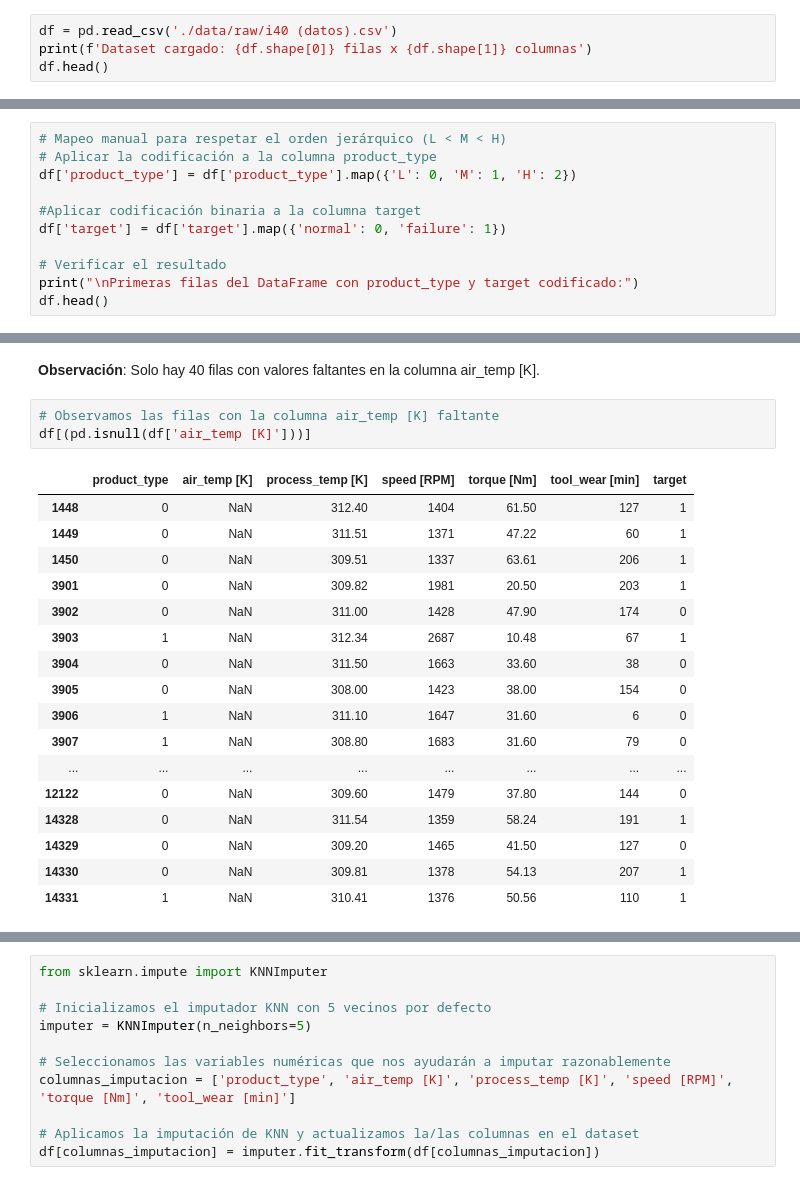
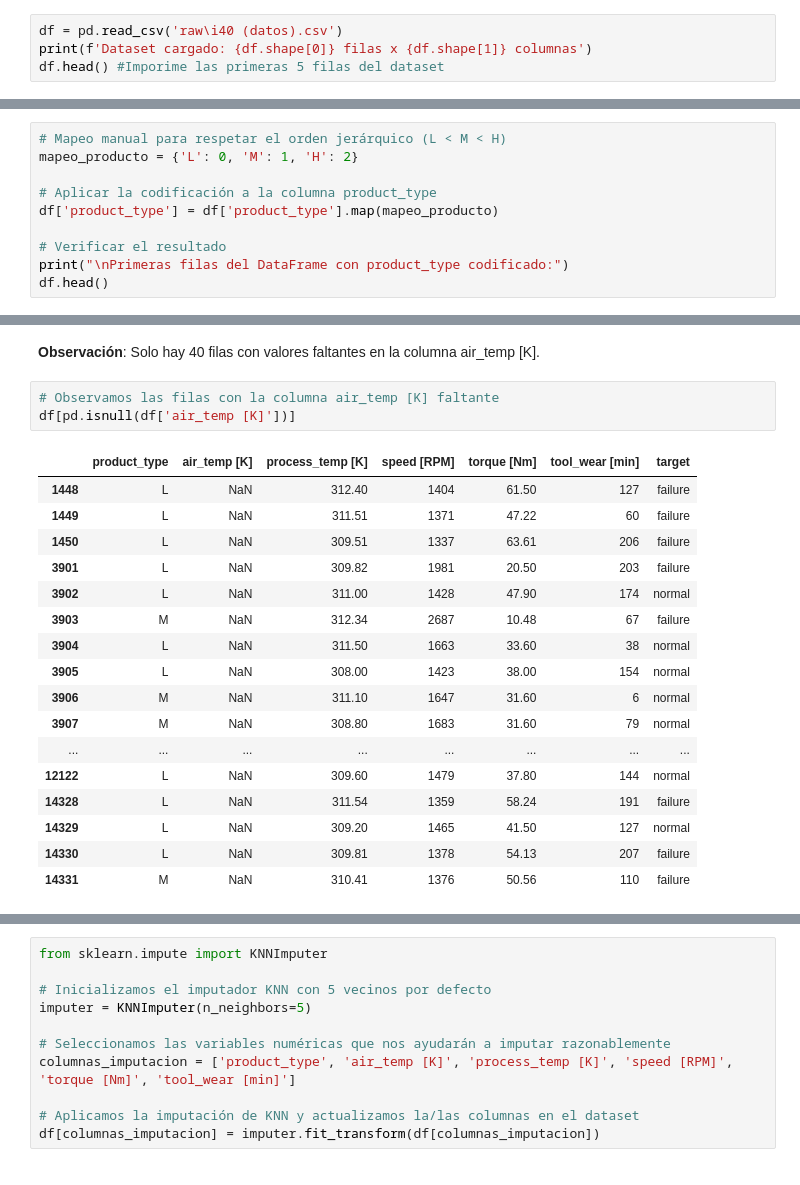
Before and after one commit to gonzag8/TP-Ciencia-de-Datos, a Jupyter notebook: Core/tp_cdd.ipynb, the cells around one changed output, grey strips where cells are left out. Drawn from its saved outputs; the diff is of its cells as text.

```diff
--- a/Core/tp_cdd.ipynb
+++ b/Core/tp_cdd.ipynb
@@ -16,7 +16,7 @@ import seaborn as sns
 # %% [markdown]
 ### Carga del conjunto de datos
 # %%
-df = pd.read_csv('./data/raw/i40 (datos).csv')
+df = pd.read_csv('raw\i40 (datos).csv')
 print(f'Dataset cargado: {df.shape[0]} filas x {df.shape[1]} columnas')
-df.head()
+df.head() #Imporime las primeras 5 filas del dataset
 # %% [output]
@@ -380,13 +390,12 @@ df = df.drop(columns=['idx', 'parent_device_id'])
 ### Codificación de Columnas Categóricas
 # %%
 # Mapeo manual para respetar el orden jerárquico (L < M < H)
+mapeo_producto = {'L': 0, 'M': 1, 'H': 2}
+
 # Aplicar la codificación a la columna product_type
-df['product_type'] = df['product_type'].map({'L': 0, 'M': 1, 'H': 2})
-
-#Aplicar codificación binaria a la columna target
-df['target'] = df['target'].map({'normal': 0, 'failure': 1})
+df['product_type'] = df['product_type'].map(mapeo_producto)
 
 # Verificar el resultado
-print("\nPrimeras filas del DataFrame con product_type y target codificado:")
+print("\nPrimeras filas del DataFrame con product_type codificado:")
 df.head()
 # %% [output]
@@ -415,25 +424,25 @@ dtype: int64
 **Observación**: Solo hay 40 filas con valores faltantes en la columna air_temp [K].
 # %%
 # Observamos las filas con la columna air_temp [K] faltante
-df[(pd.isnull(df['air_temp [K]']))]
+df[pd.isnull(df['air_temp [K]'])]
 # %% [output]
 |  | product_type | air_temp [K] | process_temp [K] | speed [RPM] | torque [Nm] | tool_wear [min] | target |
-| 1448 | 0 | NaN | 312.40 | 1404 | 61.50 | 127 | 1 |
-| 1449 | 0 | NaN | 311.51 | 1371 | 47.22 | 60 | 1 |
-| 1450 | 0 | NaN | 309.51 | 1337 | 63.61 | 206 | 1 |
-| 3901 | 0 | NaN | 309.82 | 1981 | 20.50 | 203 | 1 |
-| 3902 | 0 | NaN | 311.00 | 1428 | 47.90 | 174 | 0 |
-| 3903 | 1 | NaN | 312.34 | 2687 | 10.48 | 67 | 1 |
-| 3904 | 0 | NaN | 311.50 | 1663 | 33.60 | 38 | 0 |
-| 3905 | 0 | NaN | 308.00 | 1423 | 38.00 | 154 | 0 |
-| 3906 | 1 | NaN | 311.10 | 1647 | 31.60 | 6 | 0 |
-| 3907 | 1 | NaN | 308.80 | 1683 | 31.60 | 79 | 0 |
+| 1448 | L | NaN | 312.40 | 1404 | 61.50 | 127 | failure |
+| 1449 | L | NaN | 311.51 | 1371 | 47.22 | 60 | failure |
+| 1450 | L | NaN | 309.51 | 1337 | 63.61 | 206 | failure |
+| 3901 | L | NaN | 309.82 | 1981 | 20.50 | 203 | failure |
+| 3902 | L | NaN | 311.00 | 1428 | 47.90 | 174 | normal |
+| 3903 | M | NaN | 312.34 | 2687 | 10.48 | 67 | failure |
+| 3904 | L | NaN | 311.50 | 1663 | 33.60 | 38 | normal |
+| 3905 | L | NaN | 308.00 | 1423 | 38.00 | 154 | normal |
+| 3906 | M | NaN | 311.10 | 1647 | 31.60 | 6 | normal |
+| 3907 | M | NaN | 308.80 | 1683 | 31.60 | 79 | normal |
 | ... | ... | ... | ... | ... | ... | ... | ... |
-| 12122 | 0 | NaN | 309.60 | 1479 | 37.80 | 144 | 0 |
-| 14328 | 0 | NaN | 311.54 | 1359 | 58.24 | 191 | 1 |
-| 14329 | 0 | NaN | 309.20 | 1465 | 41.50 | 127 | 0 |
-| 14330 | 0 | NaN | 309.81 | 1378 | 54.13 | 207 | 1 |
-| 14331 | 1 | NaN | 310.41 | 1376 | 50.56 | 110 | 1 |
+| 12122 | L | NaN | 309.60 | 1479 | 37.80 | 144 | normal |
+| 14328 | L | NaN | 311.54 | 1359 | 58.24 | 191 | failure |
+| 14329 | L | NaN | 309.20 | 1465 | 41.50 | 127 | normal |
+| 14330 | L | NaN | 309.81 | 1378 | 54.13 | 207 | failure |
+| 14331 | M | NaN | 310.41 | 1376 | 50.56 | 110 | failure |
 # %%
 # Observamos las filas que sí tienen la columna air_temp [K]
 df[pd.notnull(df['air_temp [K]'])]
```
Also changed, not shown: parts of 22 cells of this notebook, 1 other file.
